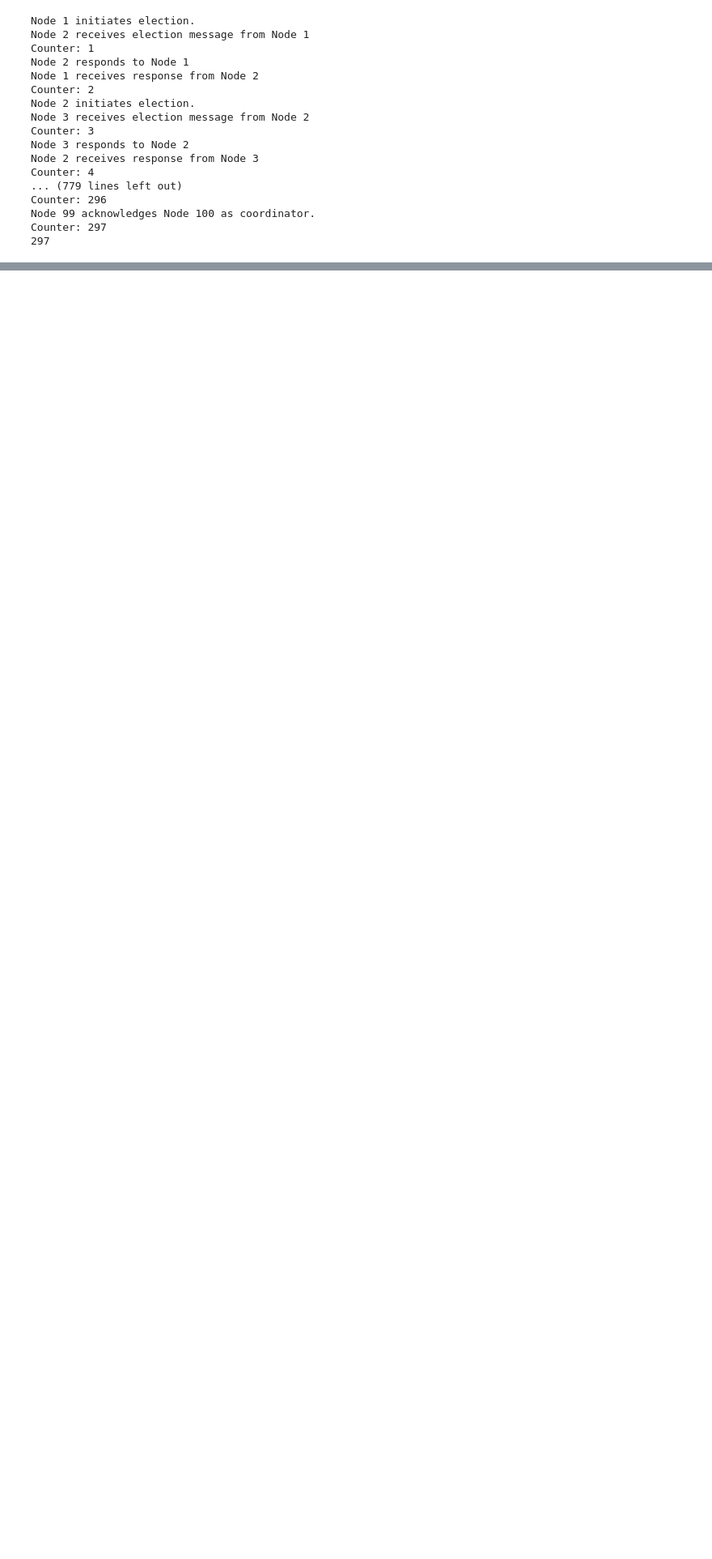
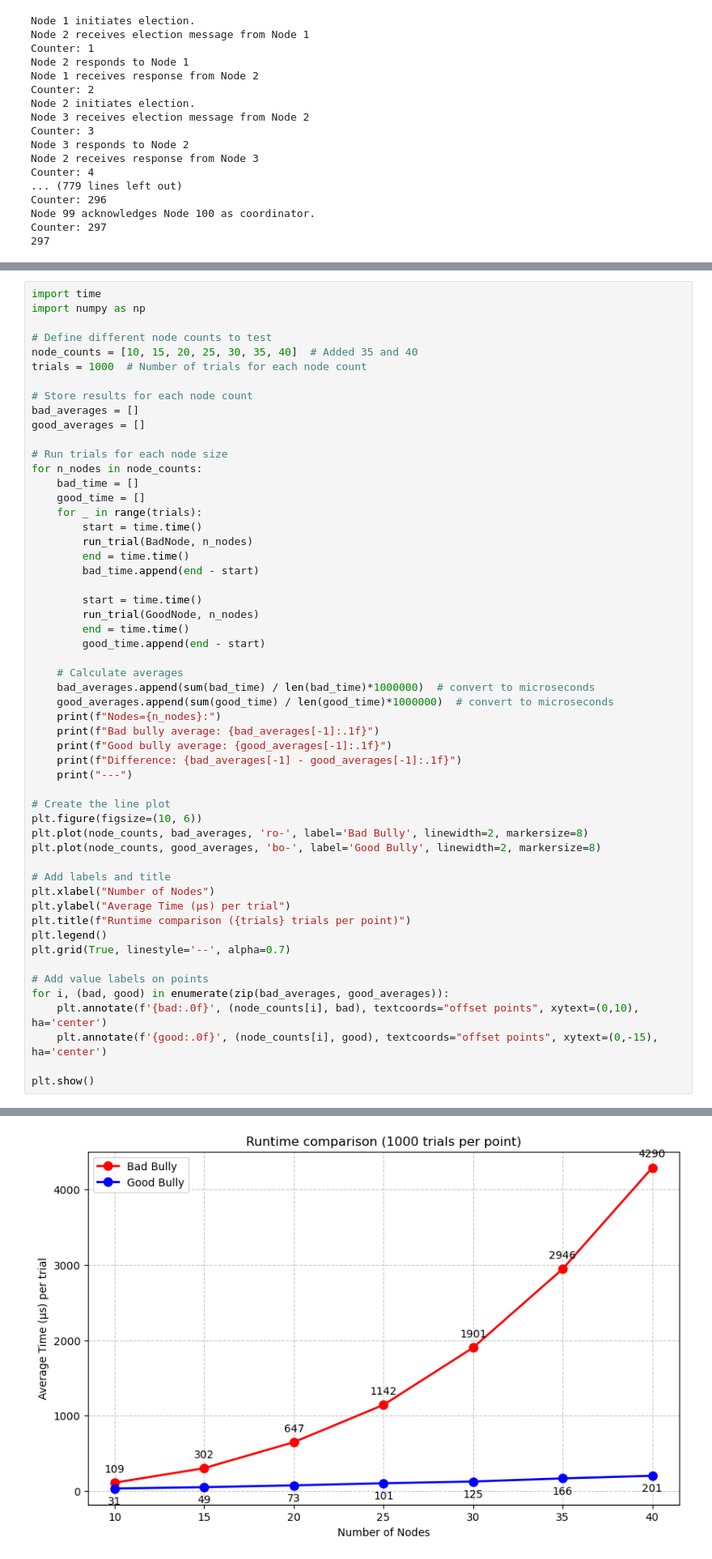
Before and after one commit to jakoblund2/DS-Leader-Election, a Jupyter notebook: Bully/check.ipynb, the cells around one changed output, grey strips where cells are left out. Shown at 81% size. Drawn from its saved outputs; the diff is of its cells as text; blank space fills up the shorter version.

Commit message:
runtime graph

```diff
--- a/Bully/check.ipynb
+++ b/Bully/check.ipynb
@@ -434,3 +434,58 @@ Good bully average: 117.0
 Difference: 1482.0
 ---
 [figure]
+# %%
+import time
+import numpy as np
+
+# Define different node counts to test
+node_counts = [10, 15, 20, 25, 30, 35, 40]  # Added 35 and 40
+trials = 1000  # Number of trials for each node count
+
+# Store results for each node count
+bad_averages = []
+good_averages = []
+
+# Run trials for each node size
+for n_nodes in node_counts:
+    bad_time = []
+    good_time = []
+    for _ in range(trials):
+        start = time.time()
+        run_trial(BadNode, n_nodes)
+        end = time.time()
+        bad_time.append(end - start)
+
+        start = time.time()
+        run_trial(GoodNode, n_nodes)
+        end = time.time()
+        good_time.append(end - start)
+
+    # Calculate averages
+    bad_averages.append(sum(bad_time) / len(bad_time)*1000000)  # convert to microseconds
+    good_averages.append(sum(good_time) / len(good_time)*1000000)  # convert to microseconds
+    print(f"Nodes={n_nodes}:")
+    print(f"Bad bully average: {bad_averages[-1]:.1f}")
+    print(f"Good bully average: {good_averages[-1]:.1f}")
+    print(f"Difference: {bad_averages[-1] - good_averages[-1]:.1f}")
+    print("---")
+
+# Create the line plot
+plt.figure(figsize=(10, 6))
+plt.plot(node_counts, bad_averages, 'ro-', label='Bad Bully', linewidth=2, markersize=8)
+plt.plot(node_counts, good_averages, 'bo-', label='Good Bully', linewidth=2, markersize=8)
+
+# Add labels and title
+plt.xlabel("Number of Nodes")
+plt.ylabel("Average Time (µs) per trial")
+plt.title(f"Runtime comparison ({trials} trials per point)")
+plt.legend()
+plt.grid(True, linestyle='--', alpha=0.7)
+
+# Add value labels on points
+for i, (bad, good) in enumerate(zip(bad_averages, good_averages)):
+    plt.annotate(f'{bad:.0f}', (node_counts[i], bad), textcoords="offset points", xytext=(0,10), ha='center')
+    plt.annotate(f'{good:.0f}', (node_counts[i], good), textcoords="offset points", xytext=(0,-15), ha='center')
+
+plt.show()
+# %% [output]
@@ -436,0 +509 @@ Difference: 1482.0
+[figure, added]
```
Also changed, not shown: parts of 1 cell of this notebook.
